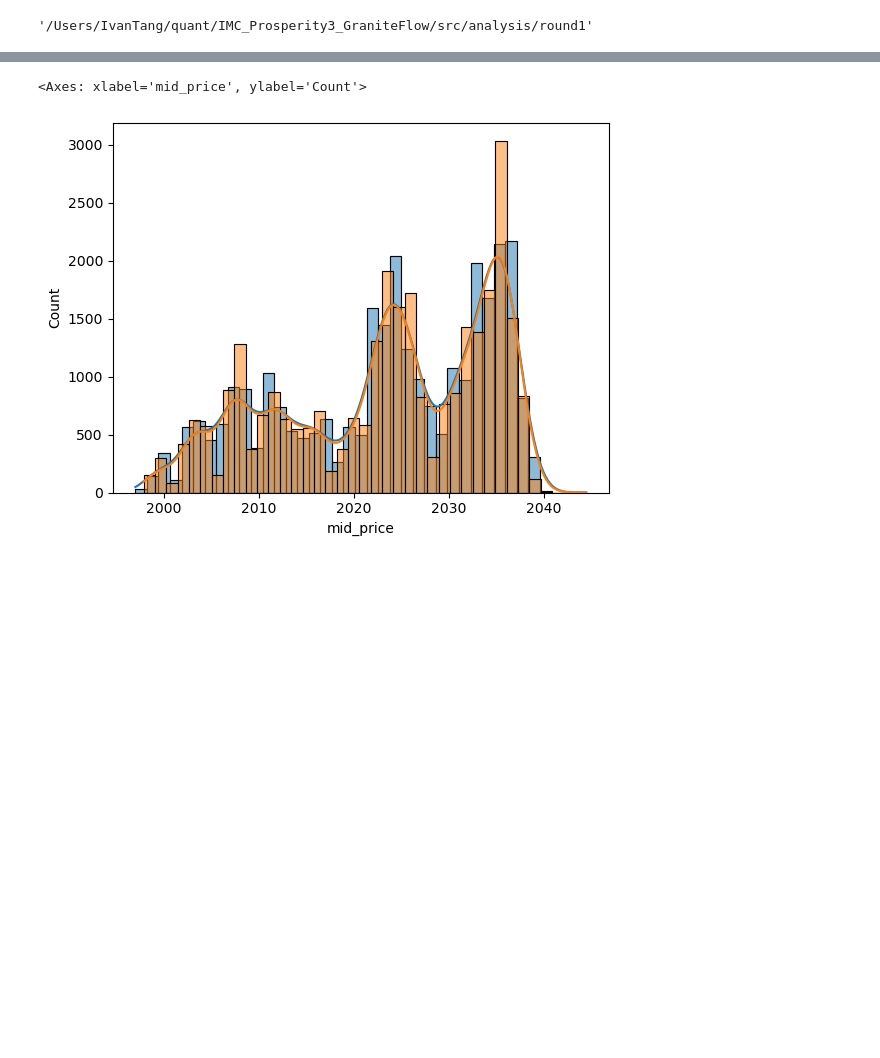
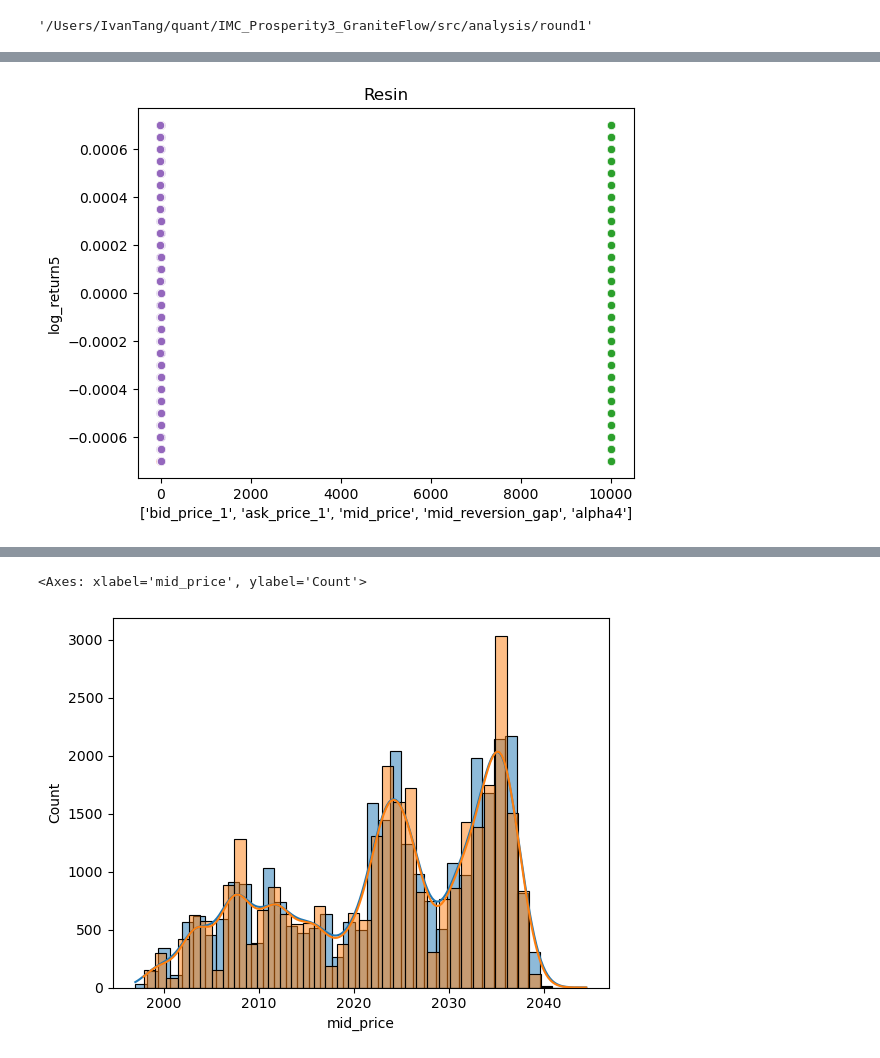
Before and after one commit to IMC-Prosperity-Granite-Flow/IMC_Prosperity3_GraniteFlow, a Jupyter notebook: src/analysis/round1/price_round.ipynb, the cells around one changed output, grey strips where cells are left out. Cells and saved outputs as stored; diff of their text form; code cells hidden in the pictures; blank space fills up the shorter version.

```diff
--- a/src/analysis/round1/price_round.ipynb
+++ b/src/analysis/round1/price_round.ipynb
@@ -127,0 +191,9 @@ print(df_ink)
+# %%
+for col in resin_cols:
+    sns.scatterplot(x=df_resin[col], y=df_resin['log_return5'])
+    plt.xlabel(resin_cols)
+    plt.ylabel('log_return5')
+    plt.title('Resin')
+plt.show()
+# %% [output]
+[figure, added]
```
Also changed, not shown: parts of 19 cells of this notebook, 5 other files.
